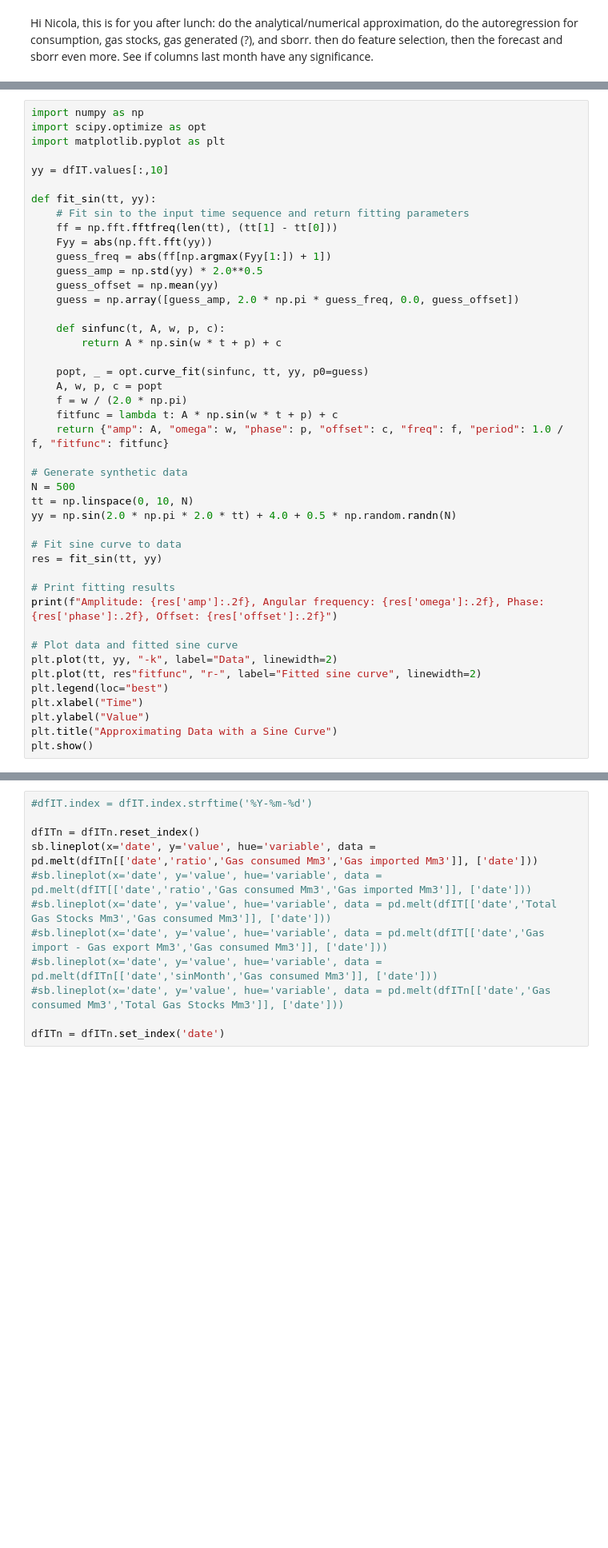
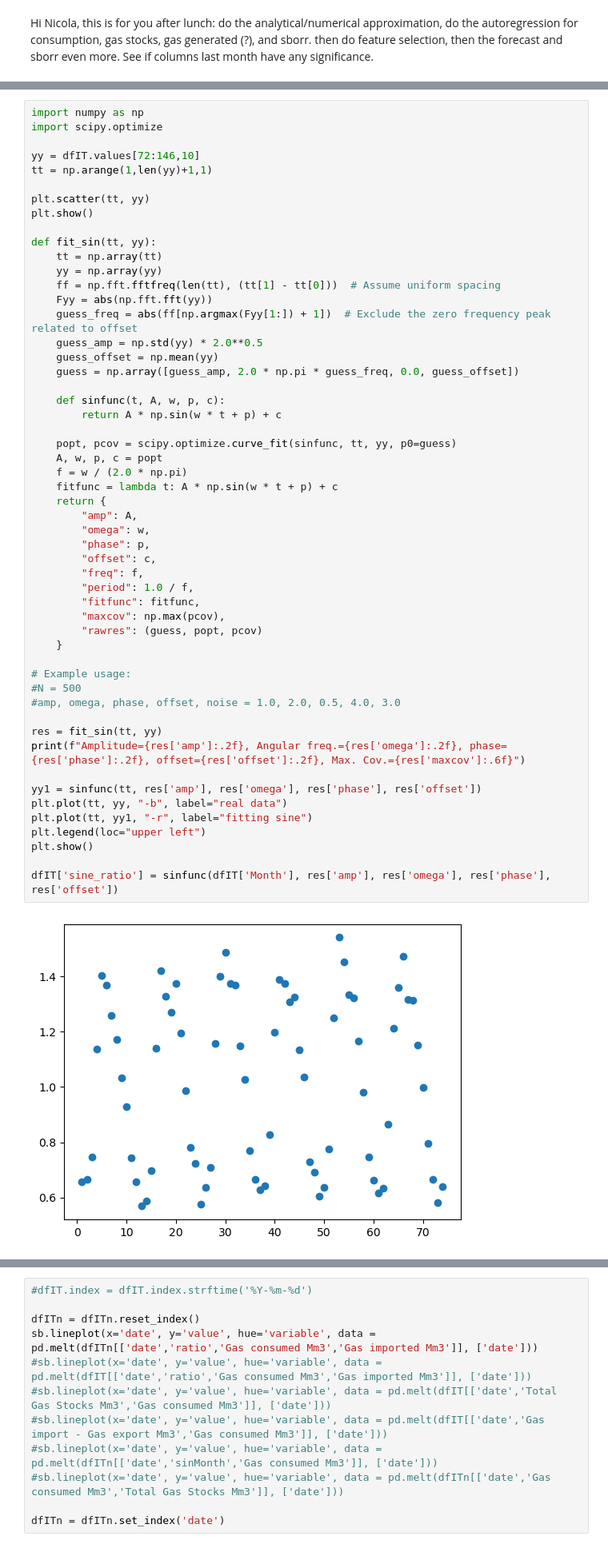
Before and after one commit to gaya22/Project_3_SEne, a Jupyter notebook: 04_feature_selection.ipynb, the cells around one changed output, grey strips where cells are left out. Shown at 80% size. Drawn from its saved outputs; the diff is of its cells as text; blank space fills up the shorter version.

```diff
--- a/04_feature_selection.ipynb
+++ b/04_feature_selection.ipynb
@@ -84,45 +113,55 @@ Hi Nicola, this is for you after lunch: do the analytical/numerical approximatio
 # %%
 import numpy as np
-import scipy.optimize as opt
-import matplotlib.pyplot as plt
+import scipy.optimize
 
-yy = dfIT.values[:,10]
+yy = dfIT.values[72:146,10]
+tt = np.arange(1,len(yy)+1,1)
+
+plt.scatter(tt, yy)
+plt.show()
 
 def fit_sin(tt, yy):
-    # Fit sin to the input time sequence and return fitting parameters
-    ff = np.fft.fftfreq(len(tt), (tt[1] - tt[0]))
+    tt = np.array(tt)
+    yy = np.array(yy)
+    ff = np.fft.fftfreq(len(tt), (tt[1] - tt[0]))  # Assume uniform spacing
     Fyy = abs(np.fft.fft(yy))
-    guess_freq = abs(ff[np.argmax(Fyy[1:]) + 1])
+    guess_freq = abs(ff[np.argmax(Fyy[1:]) + 1])  # Exclude the zero frequency peak related to offset
     guess_amp = np.std(yy) * 2.0**0.5
     guess_offset = np.mean(yy)
     guess = np.array([guess_amp, 2.0 * np.pi * guess_freq, 0.0, guess_offset])
 
     def sinfunc(t, A, w, p, c):
         return A * np.sin(w * t + p) + c
 
-    popt, _ = opt.curve_fit(sinfunc, tt, yy, p0=guess)
+    popt, pcov = scipy.optimize.curve_fit(sinfunc, tt, yy, p0=guess)
     A, w, p, c = popt
     f = w / (2.0 * np.pi)
     fitfunc = lambda t: A * np.sin(w * t + p) + c
-    return {"amp": A, "omega": w, "phase": p, "offset": c, "freq": f, "period": 1.0 / f, "fitfunc": fitfunc}
+    return {
+        "amp": A,
+        "omega": w,
+        "phase": p,
+        "offset": c,
+        "freq": f,
+        "period": 1.0 / f,
+        "fitfunc": fitfunc,
+        "maxcov": np.max(pcov),
+        "rawres": (guess, popt, pcov)
+    }
 
-# Generate synthetic data
-N = 500
-tt = np.linspace(0, 10, N)
-yy = np.sin(2.0 * np.pi * 2.0 * tt) + 4.0 + 0.5 * np.random.randn(N)
+# Example usage:
+#N = 500
+#amp, omega, phase, offset, noise = 1.0, 2.0, 0.5, 4.0, 3.0
 
-# Fit sine curve to data
 res = fit_sin(tt, yy)
+print(f"Amplitude={res['amp']:.2f}, Angular freq.={res['omega']:.2f}, phase={res['phase']:.2f}, offset={res['offset']:.2f}, Max. Cov.={res['maxcov']:.6f}")
 
-# Print fitting results
-print(f"Amplitude: {res['amp']:.2f}, Angular frequency: {res['omega']:.2f}, Phase: {res['phase']:.2f}, Offset: {res['offset']:.2f}")
+yy1 = sinfunc(tt, res['amp'], res['omega'], res['phase'], res['offset'])
+plt.plot(tt, yy, "-b", label="real data")
+plt.plot(tt, yy1, "-r", label="fitting sine")
+plt.legend(loc="upper left")
+plt.show()
 
-# Plot data and fitted sine curve
-plt.plot(tt, yy, "-k", label="Data", linewidth=2)
-plt.plot(tt, res"fitfunc", "r-", label="Fitted sine curve", linewidth=2)
-plt.legend(loc="best")
-plt.xlabel("Time")
-plt.ylabel("Value")
-plt.title("Approximating Data with a Sine Curve")
-plt.show()
+dfIT['sine_ratio'] = sinfunc(dfIT['Month'], res['amp'], res['omega'], res['phase'], res['offset'])
 # %% [output]
+[figure, added]
```
Also changed, not shown: parts of 5 cells of this notebook.
